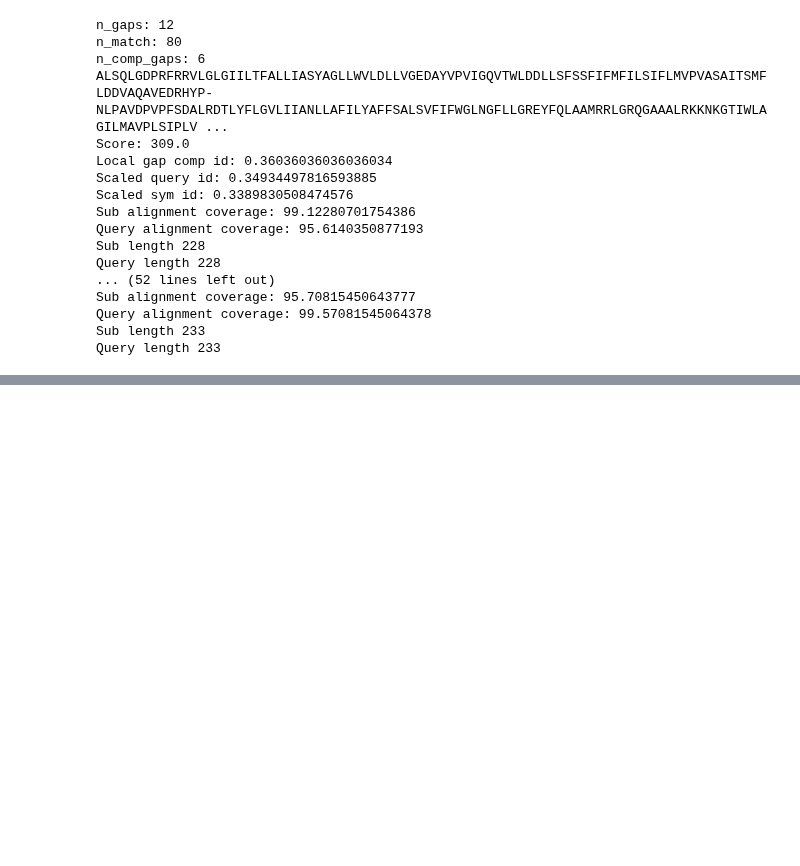
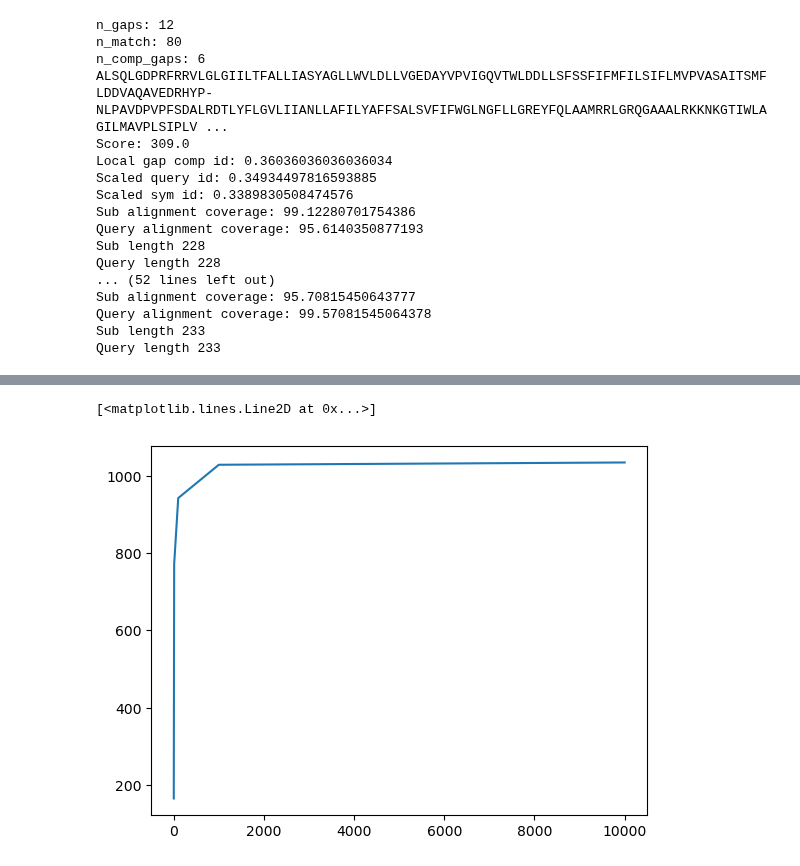
Before and after one commit to learn2therm/PairProphet, a Jupyter notebook: notebooks/new_pairwise_aligner.ipynb, the cells around one changed output, grey strips where cells are left out. Cells and saved outputs as stored; diff of their text form; code cells hidden in the pictures; blank space fills up the shorter version.

```diff
--- a/notebooks/new_pairwise_aligner.ipynb
+++ b/notebooks/new_pairwise_aligner.ipynb
@@ -246,0 +366,7 @@ plt.plot([1,10,100,1000,10000], [.0035, .0114, .1015, .9656, ])
+# %%
+rates = [j/i for i,j in zip(tims2,sizes)]
+# %%
+plt.plot(sizes, rates)
+# %% [output]
+[<matplotlib.lines.Line2D at 0x...>]
+[figure, added]
```
Also changed, not shown: parts of 9 cells of this notebook.
